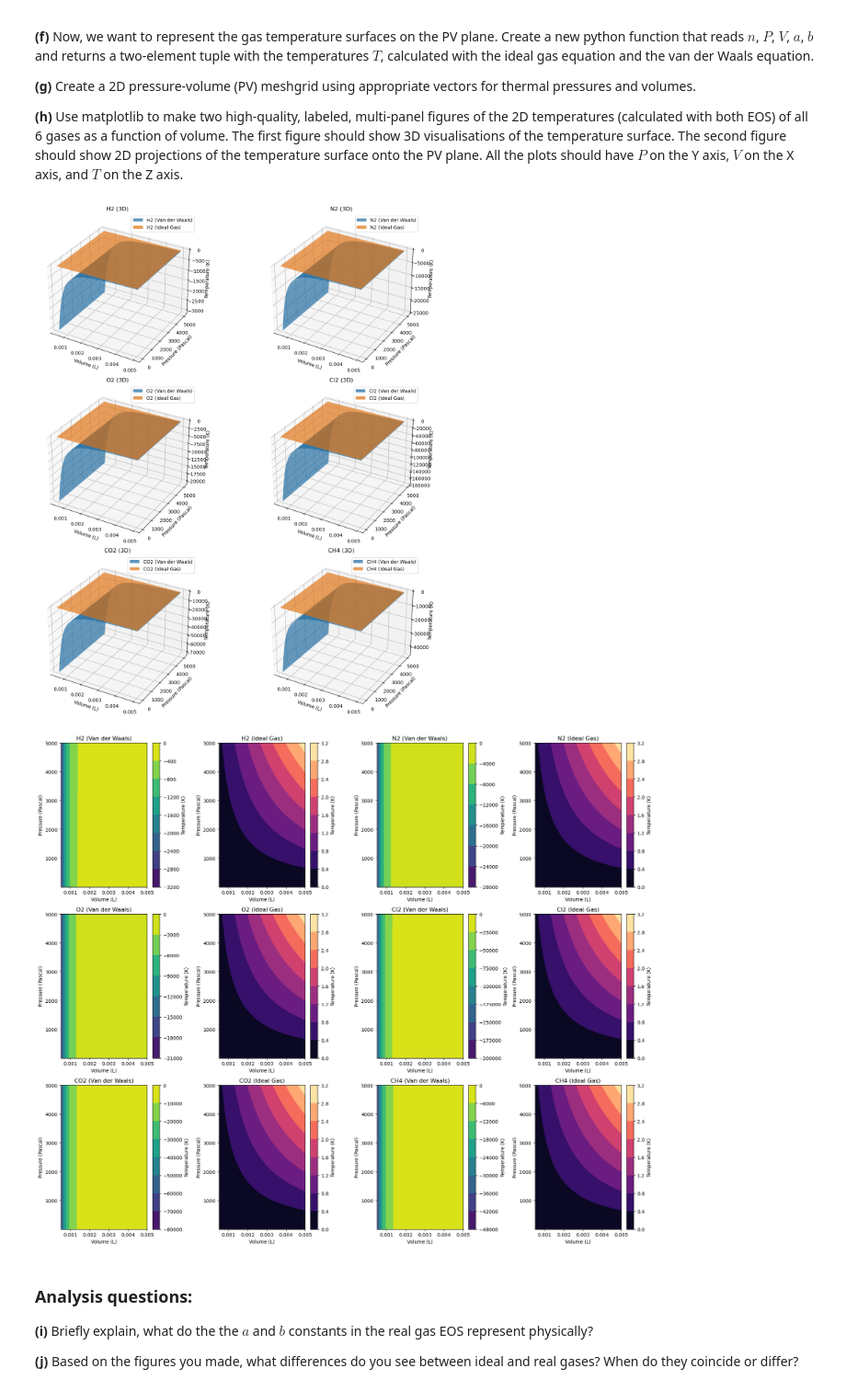
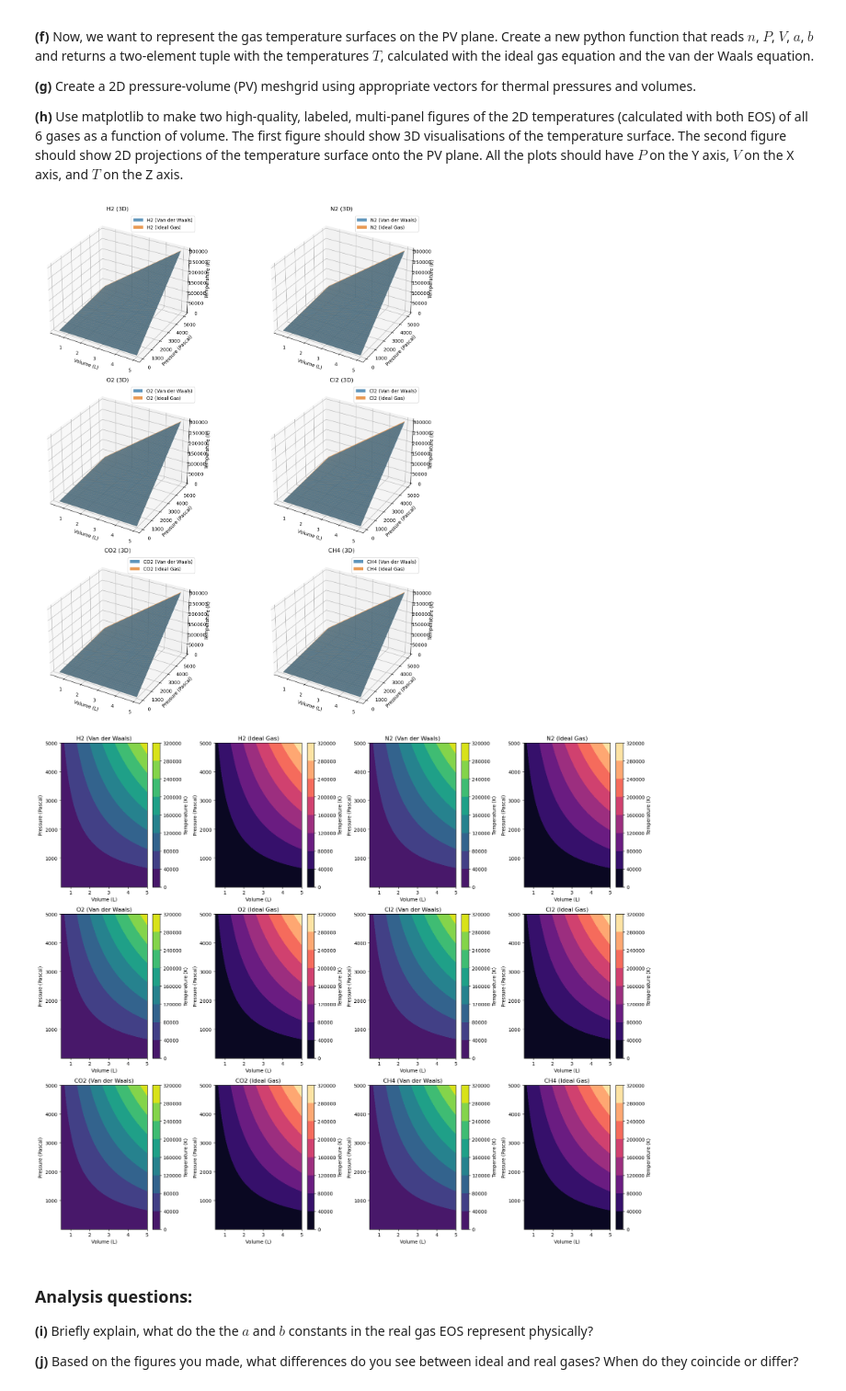
Before and after one commit to DaVas1410/computational-physics-1, a Jupyter notebook: homework/hw1/HW1.ipynb, the cells around one changed output. Shown at 92% size. Cells and saved outputs as stored; diff of their text form; code cells hidden in the pictures.

```diff
--- a/homework/hw1/HW1.ipynb
+++ b/homework/hw1/HW1.ipynb
@@ -109,7 +110,7 @@ gases = {
 **(e)** Use matplotlib to make a high-quality, labeled, multi-panel figure of the thermal pressure (calculated with both EOS) of all 6 gases as a function of volume. The plot should have $P$ on the Y axis and $V$ on the X axis.
 # %%
 # Generate a 1D volume vector covering the range from 0.5 to 5 L
-volume_vector = np.linspace(0.5, 5, 100) * (1e-3)  # Convert to m^3
+volume_vector = np.linspace(0.5, 5, 100)
 
 # Define the number of moles and temperature
 n = 1  # Number of moles
@@ -167,7 +168,7 @@ def temps(n,P, V, a, b):
         - T1 (float): Temperature calculated using the van der Waals equation
         - T2 (float): Temperature calculated using the ideal gas equation
     """
-    R = ctn.R  # Ideal gas constant in J/(mol K)
+    R = 0.08206  # Ideal gas constant in J/(mol K)
 
     # Calculate temperature using the van der Waals equation
     T1 = ((P + (n**2 * a) / V**2) * (V - n * b)) / (n * R)
@@ -205,35 +206,35 @@ for i, (gas, (T1, T2)) in enumerate(temps_results.items()):
 # Adjust layout to prevent overlap
 plt.tight_layout()
 plt.show()
 
 # Create a 2D figure with subplots
 fig_2d, axes_2d = plt.subplots(3, 4, figsize=(18, 15))
 
 # Flatten the axes array for easy iteration
 axes_2d = axes_2d.flatten()
 
 # Plot the 2D temperature projections for each gas
 for i, (gas, (T1, T2)) in enumerate(temps_results.items()):
     ax_2d = axes_2d[2 * i]
     c1 = ax_2d.contourf(volume_matrix, pressure_matrix, T1, alpha=1)
     ax_2d.set_xlabel("Volume (L)")
     ax_2d.set_ylabel("Pressure (Pascal)")
     ax_2d.set_title(f'{gas} (Van der Waals)')
     fig_2d.colorbar(c1, ax=ax_2d, label='Temperature (K)')
 
     ax_2d = axes_2d[2 * i + 1]
     c2 = ax_2d.contourf(volume_matrix, pressure_matrix, T2, alpha=1, cmap='magma')
     ax_2d.set_xlabel("Volume (L)")
     ax_2d.set_ylabel("Pressure (Pascal)")
     ax_2d.set_title(f'{gas} (Ideal Gas)')
     fig_2d.colorbar(c2, ax=ax_2d, label='Temperature (K)')
 
 # Adjust layout to prevent overlap
 plt.tight_layout()
 plt.show()
 # %% [output]
-[figure, old version]
+[figure, new version]
-[figure, old version]
+[figure, new version]
 # %% [markdown]
 
 
```
Also changed, not shown: parts of 7 cells of this notebook, 1 other file.
